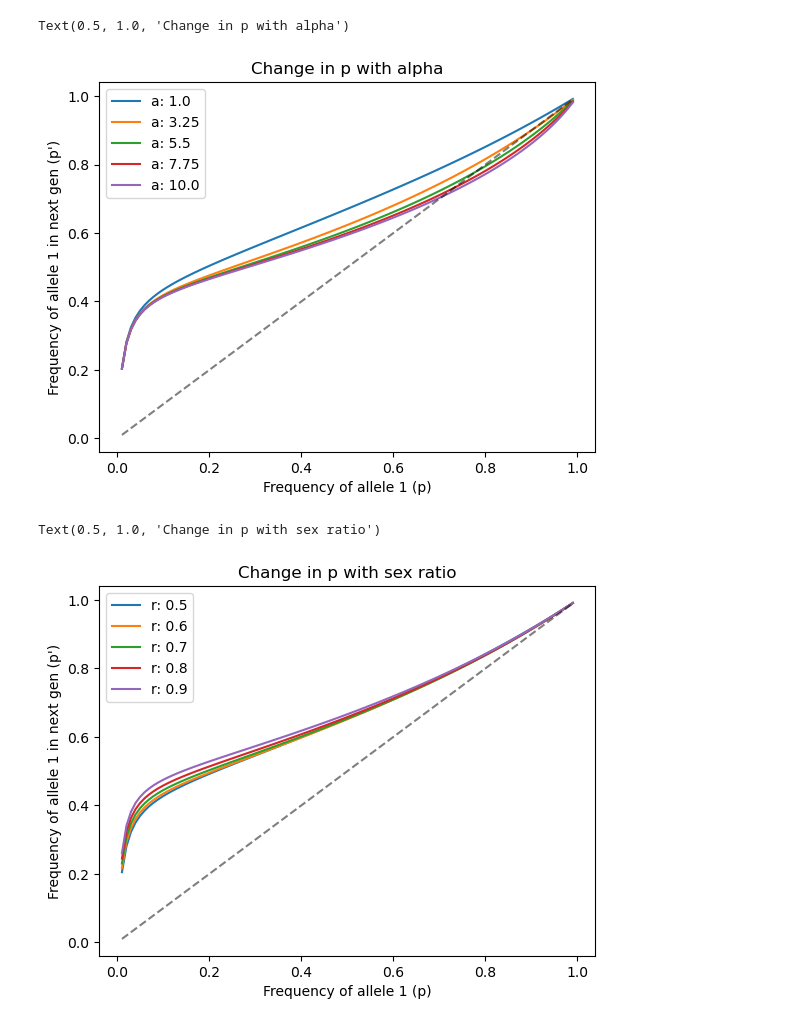
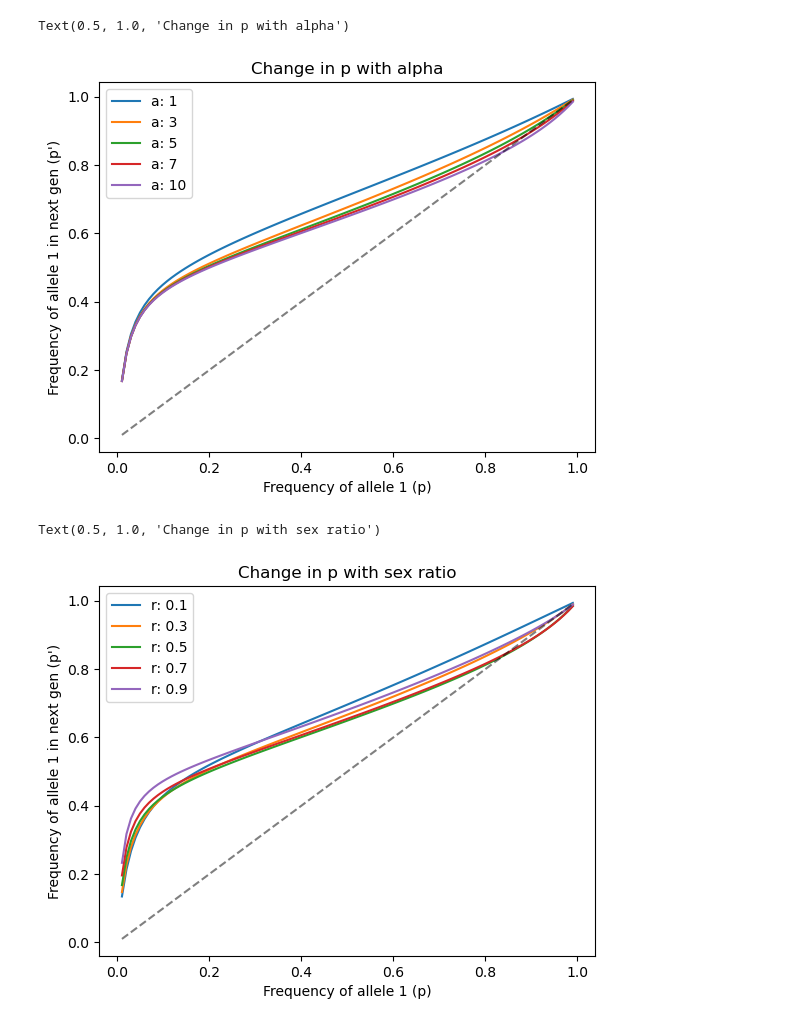
Before and after one commit to AbhayGupta115/PineSawflyModel, a Jupyter notebook: model.ipynb, the cells around one changed output. Saved outputs shown, nothing was run; the diff lists cells and outputs as text; code cells hidden in the pictures.

```diff
--- a/model.ipynb
+++ b/model.ipynb
@@ -23 +32,12 @@ def s(d, using = 'expinv'): #Probability of the group surviving based on the pro
+# %%
+#Parameter values
+P = {
+    'p' : np.linspace(0.01, 0.99, 101), #Initial frequency of defender allele
+    'q' : (1 - p),                      #Frequency of non defenders
+    'C' : 10,                           #Number of eggs laid by non defender females
+    'c' : 7,                            #Number of eggs laid by defender females
+    'a' : 1.5,                          #Advantage for non defender mails in mating rate
+    'u' : 0.5,                          #Probability female stays unmated
+    'r' : 0.5,                          #Sex ration (Prob of male larvae in a mating)
+}
 # %%
@@ -126,52 +142,35 @@ def nexgen(P):
 # %%
 p_ls = []
 q_ls = []
 
-#Iterating over range of values
+#Iterating over a range of values for alpha
 for i in a:
-    P = {
-        'p' : p,
-        'q' : q,
-        'C' : C,
-        'c' : c,
-        'a' : i,
-        'u' : u,
-        'r' : r
-    }
+    param = P
+    param['a'] = i
 
-    p_n, q_n = nexgen(P)
+    p_n, q_n = nexgen(param)
 
     p_ls.append(p_n)
     q_ls.append(q_n)
 
 for i in range(a.shape[0]):
     plt.plot(p, p_ls[i], label = 'a: ' + str(a[i]))
 plt.plot(p, p, 'k--', alpha=0.5)
 plt.legend()
 plt.xlabel("Frequency of allele 1 (p)")
 plt.ylabel("Frequency of allele 1 in next gen (p')")
 plt.title('Change in p with alpha')
 # %% [output]
 Text(0.5, 1.0, 'Change in p with alpha')
-[figure, old version]
+[figure, new version]
 # %%
 p_ls = []
 q_ls = []
 
-a = 1.5
-r = np.round(np.linspace(0.5, 0.9, 5), 2)
-
-#Iterating over range of values
+#Iterating over range of values for sex ratios
 for i in r:
-    P = {
-        'p' : p,
-        'q' : q,
-        'C' : C,
-        'c' : c,
-        'a' : a,
-        'u' : u,
-        'r' : i
-    }
+    param = P
+    param['r'] = i
 
     p_n, q_n = nexgen(P)
 
@@ -187,7 +186,7 @@ plt.ylabel("Frequency of allele 1 in next gen (p')")
 plt.title('Change in p with sex ratio')
 # %% [output]
 Text(0.5, 1.0, 'Change in p with sex ratio')
-[figure, old version]
+[figure, new version]
 # %%
 p_ls = []
 q_ls = []
```
Also changed, not shown: parts of 7 cells of this notebook.
